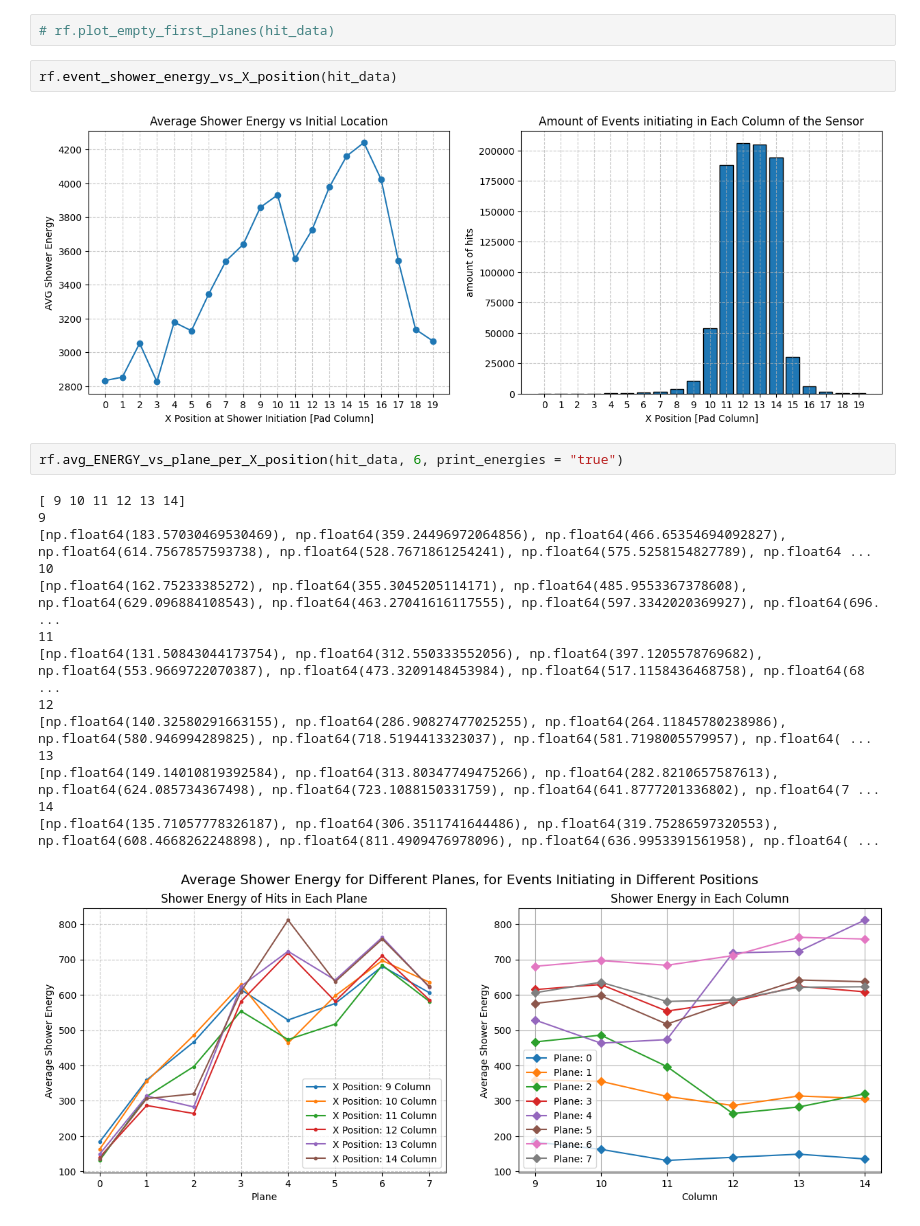
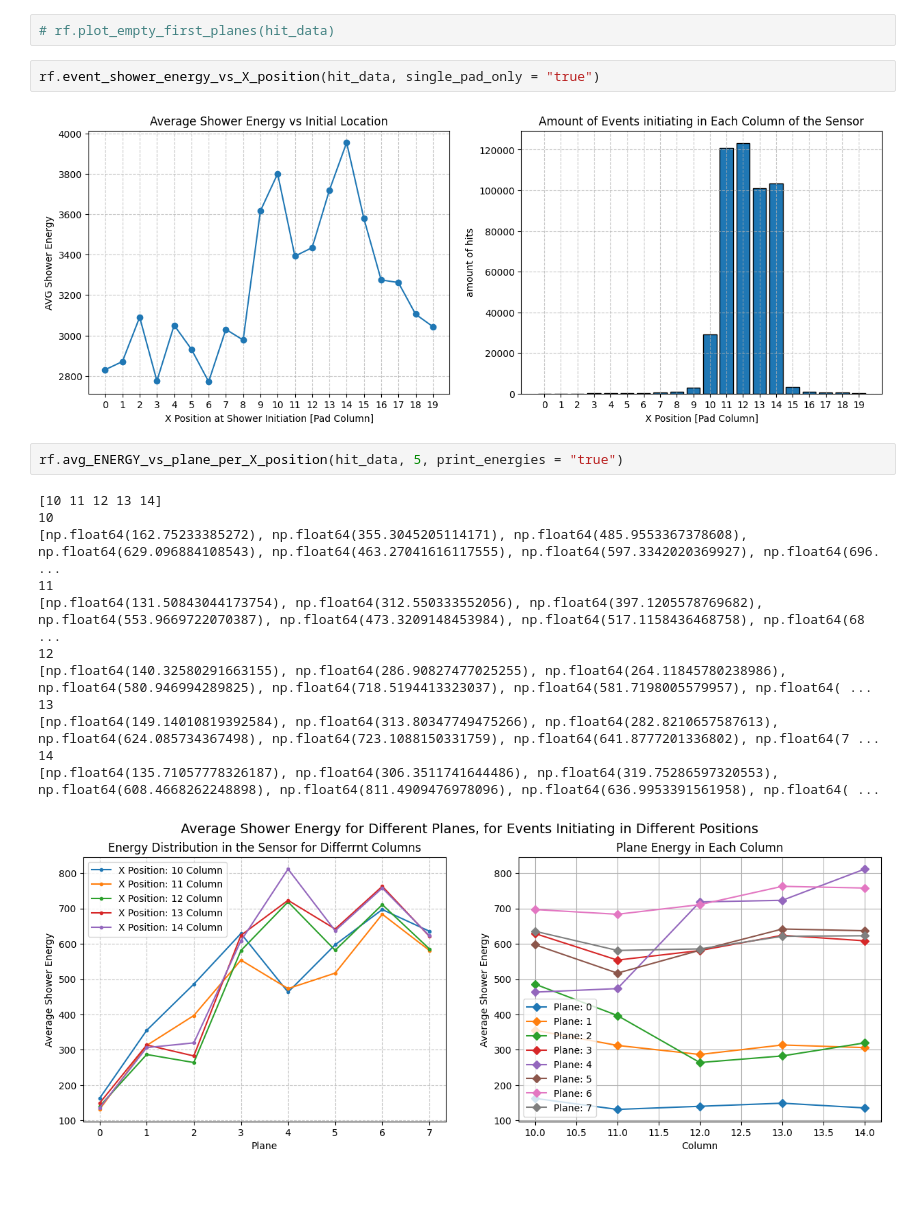
Before and after one commit to Ben-David-Ben/F-Cal-TB-Project, a Jupyter notebook: TB2025_Gap_1063.ipynb, the cells around one changed output. Cells and saved outputs as stored; diff of their text form; blank space fills up the shorter version.

Commit message:
run 1063 with energy vs x position per plane

```diff
--- a/TB2025_Gap_1063.ipynb
+++ b/TB2025_Gap_1063.ipynb
@@ -47,23 +47,21 @@ Shower Evolution Throughout the Sensor -->
 # %%
 # rf.plot_empty_first_planes(hit_data)
 # %%
-rf.event_shower_energy_vs_X_position(hit_data)
+rf.event_shower_energy_vs_X_position(hit_data, single_pad_only = "true")
 # %% [output]
-[figure, old version]
+[figure, new version]
 # %%
-rf.avg_ENERGY_vs_plane_per_X_position(hit_data, 6, print_energies = "true")
+rf.avg_ENERGY_vs_plane_per_X_position(hit_data, 5, print_energies = "true")
 # %% [output]
-[ 9 10 11 12 13 14]
-9
-[np.float64(183.57030469530469), np.float64(359.24496972064856), np.float64(466.65354694092827), np.float64(614.7567857593738), np.float64(528.7671861254241), np.float64(575.5258154827789), np.float64 ...
+[10 11 12 13 14]
 10
 [np.float64(162.75233385272), np.float64(355.3045205114171), np.float64(485.9553367378608), np.float64(629.096884108543), np.float64(463.27041616117555), np.float64(597.3342020369927), np.float64(696. ...
 11
 [np.float64(131.50843044173754), np.float64(312.550333552056), np.float64(397.1205578769682), np.float64(553.9669722070387), np.float64(473.3209148453984), np.float64(517.1158436468758), np.float64(68 ...
 12
 [np.float64(140.32580291663155), np.float64(286.90827477025255), np.float64(264.11845780238986), np.float64(580.946994289825), np.float64(718.5194413323037), np.float64(581.7198005579957), np.float64( ...
 13
 [np.float64(149.14010819392584), np.float64(313.80347749475266), np.float64(282.8210657587613), np.float64(624.085734367498), np.float64(723.1088150331759), np.float64(641.8777201336802), np.float64(7 ...
 14
 [np.float64(135.71057778326187), np.float64(306.3511741644486), np.float64(319.75286597320553), np.float64(608.4668262248898), np.float64(811.4909476978096), np.float64(636.9953391561958), np.float64( ...
-[figure, old version]
+[figure, new version]
```
